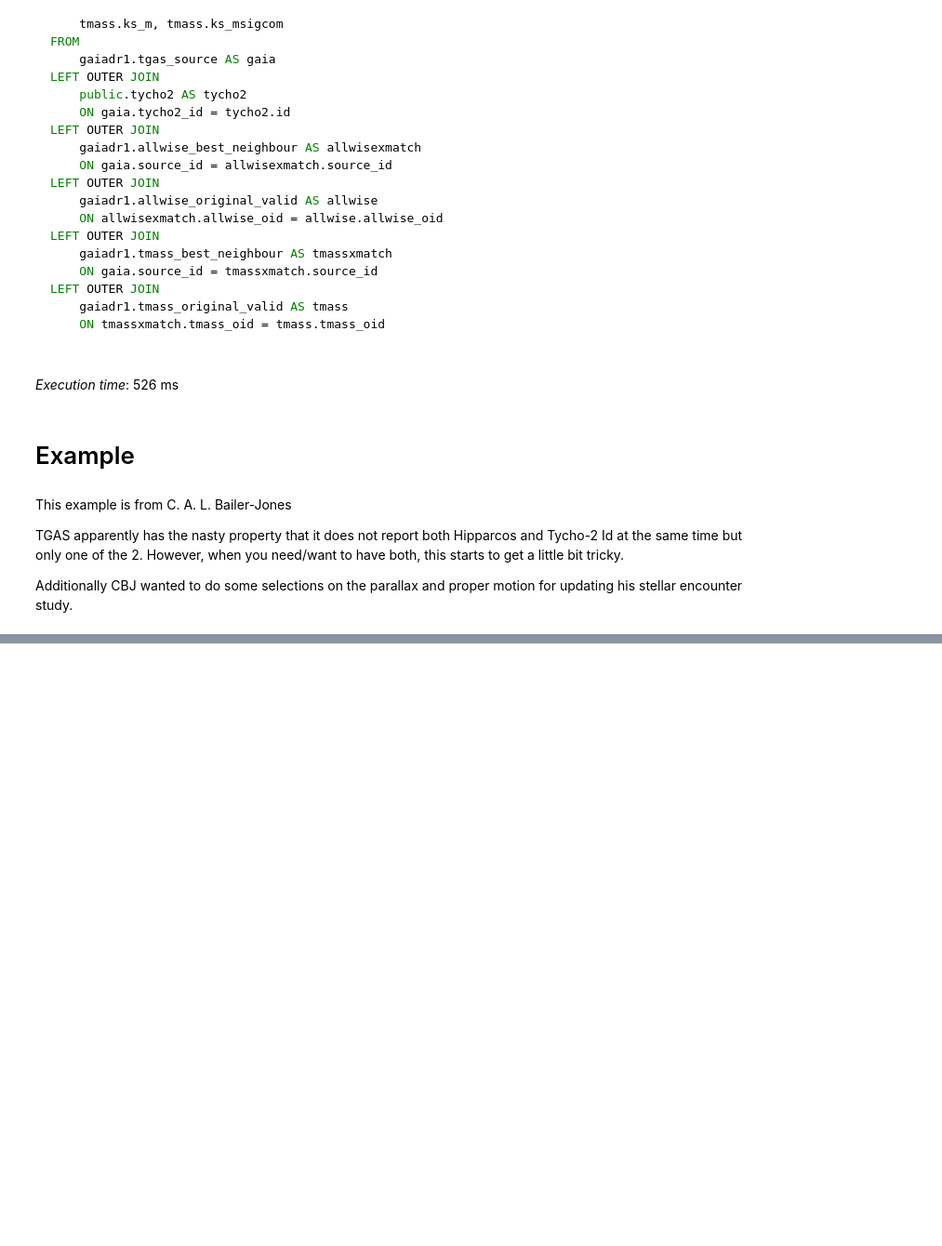
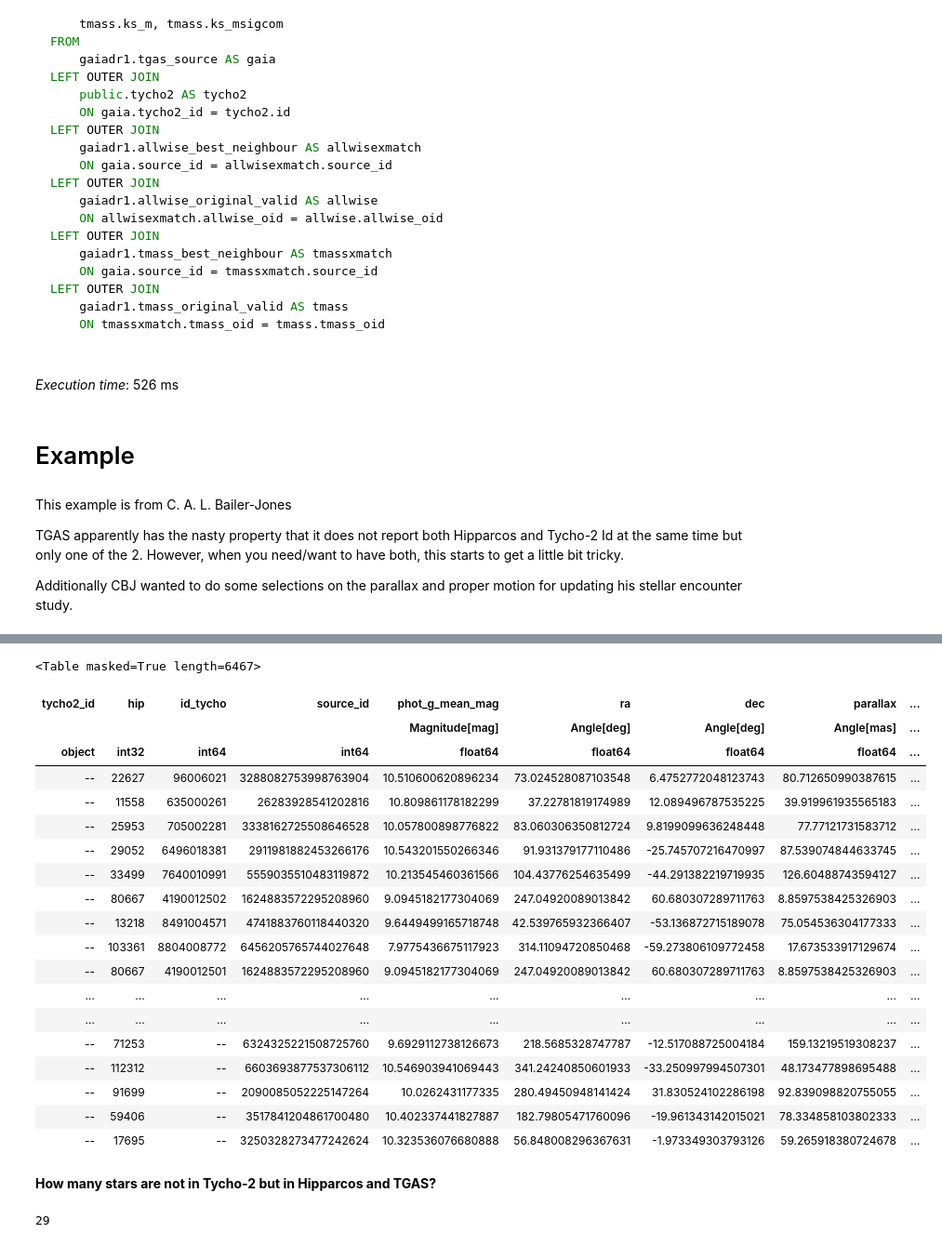
Before and after one commit to mfouesneau/tap, a Jupyter notebook: examples/TAP_tutorial.ipynb, the cells around one changed output, grey strips where cells are left out. Shown at 93% size. Drawn from its saved outputs; the diff is of its cells as text; code cells hidden in the pictures; blank space fills up the shorter version.

````diff
--- a/examples/TAP_tutorial.ipynb
+++ b/examples/TAP_tutorial.ipynb
@@ -933,7 +933,7 @@ Additionally CBJ wanted to do some selections on the parallax and proper motion
 # %%
 adql = QueryStr("""
 select
-    tgas.hip, tycho2.id_tycho,
+    tgas.tycho2_id, tgas.hip, tycho2.id_tycho,
     tgas.source_id, tgas.phot_g_mean_mag, tgas.ra,
     tgas.dec, tgas.parallax, tgas.pmra, tgas.pmdec,
     tgas.ra_error, tgas.dec_error, tgas.parallax_error,
@@ -955,7 +955,7 @@ where ( (
                    ) )
        ) < 1
 """)
-timeit(gaia.query)(adql)
+data = timeit(gaia.query)(adql)
 # %% [output]
 *ADQL query*
 ```mysql
@@ -1007,0 +988,29 @@ WHERE ( (
+# %%
+data
+# %% [output]
+<Table masked=True length=6467>
+| tycho2_id | hip | id_tycho | source_id | phot_g_mean_mag | ra | dec | parallax | ... |
+|  |  |  |  | Magnitude[mag] | Angle[deg] | Angle[deg] | Angle[mas] | ... |
+| object | int32 | int64 | int64 | float64 | float64 | float64 | float64 | ... |
+| -- | 22627 | 96006021 | 3288082753998763904 | 10.510600620896234 | 73.024528087103548 | 6.4752772048123743 | 80.712650990387615 | ... |
+| -- | 11558 | 635000261 | 26283928541202816 | 10.809861178182299 | 37.22781819174989 | 12.089496787535225 | 39.919961935565183 | ... |
+| -- | 25953 | 705002281 | 3338162725508646528 | 10.057800898776822 | 83.060306350812724 | 9.8199099636248448 | 77.77121731583712 | ... |
+| -- | 29052 | 6496018381 | 2911981882453266176 | 10.543201550266346 | 91.931379177110486 | -25.745707216470997 | 87.539074844633745 | ... |
+| -- | 33499 | 7640010991 | 5559035510483119872 | 10.213545460361566 | 104.43776254635499 | -44.291382219719935 | 126.60488743594127 | ... |
+| -- | 80667 | 4190012502 | 1624883572295208960 | 9.0945182177304069 | 247.04920089013842 | 60.680307289711763 | 8.8597538425326903 | ... |
+| -- | 13218 | 8491004571 | 4741883760118440320 | 9.6449499165718748 | 42.539765932366407 | -53.136872715189078 | 75.054536304177333 | ... |
+| -- | 103361 | 8804008772 | 6456205765744027648 | 7.9775436675117923 | 314.11094720850468 | -59.273806109772458 | 17.673533917129674 | ... |
+| -- | 80667 | 4190012501 | 1624883572295208960 | 9.0945182177304069 | 247.04920089013842 | 60.680307289711763 | 8.8597538425326903 | ... |
+| ... | ... | ... | ... | ... | ... | ... | ... | ... |
+| ... | ... | ... | ... | ... | ... | ... | ... | ... |
+| -- | 71253 | -- | 6324325221508725760 | 9.6929112738126673 | 218.5685328747787 | -12.517088725004184 | 159.13219519308237 | ... |
+| -- | 112312 | -- | 6603693877537306112 | 10.546903941069443 | 341.24240850601933 | -33.250997994507301 | 48.173477898695488 | ... |
+| -- | 91699 | -- | 2090085052225147264 | 10.0262431177335 | 280.49450948141424 | 31.830524102286198 | 92.839098820755055 | ... |
+| -- | 59406 | -- | 3517841204861700480 | 10.402337441827887 | 182.79805471760096 | -19.961343142015021 | 78.334858103802333 | ... |
+| -- | 17695 | -- | 3250328273477242624 | 10.323536076680888 | 56.848008296367631 | -1.973349303793126 | 59.265918380724678 | ... |
+# %% [markdown]
+**How many stars are not in Tycho-2 but in Hipparcos and TGAS?**
+# %%
+sum(data['id_tycho'].mask & data['tycho2_id'].mask)
+# %% [output]
+29
````
Also changed, not shown: parts of 1 cell of this notebook.
